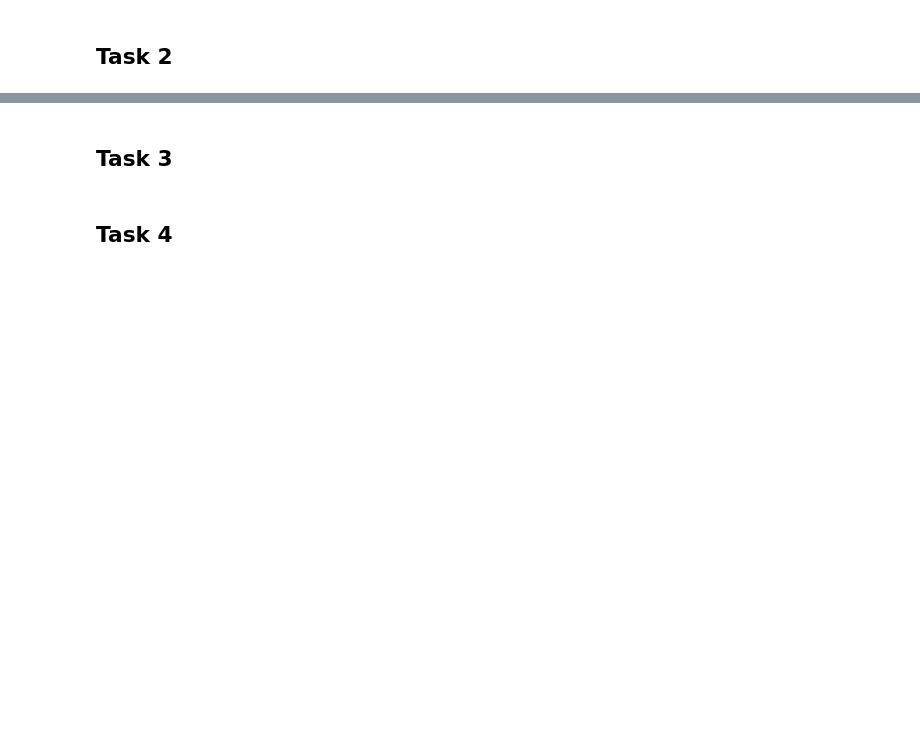
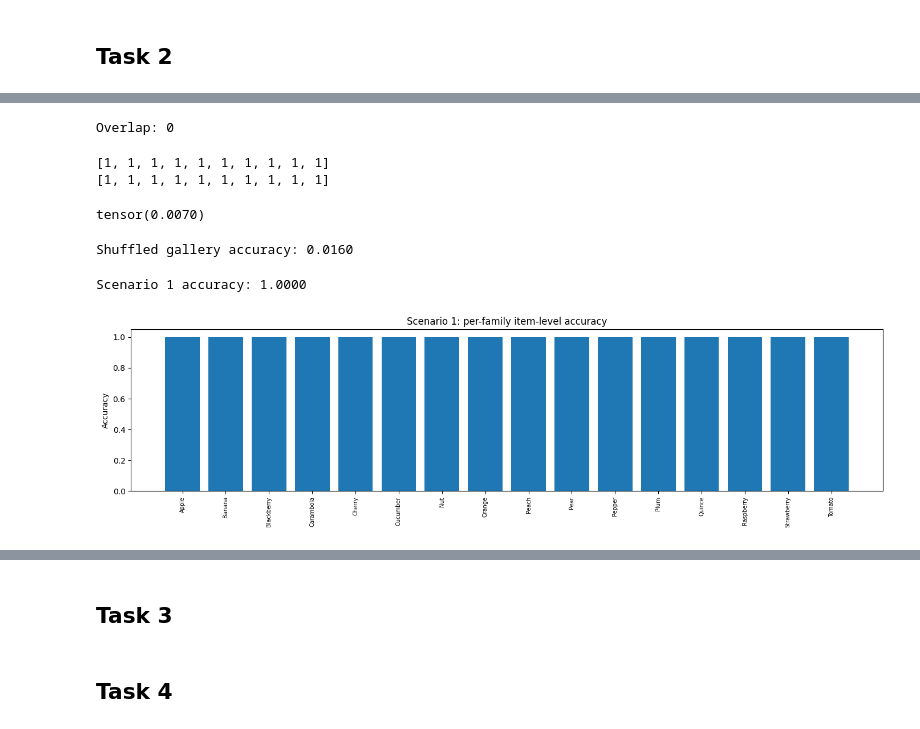
Before and after one commit to Annes2/deepLearning, a Jupyter notebook: ass1_skeleton.ipynb, the cells around one changed output, grey strips where cells are left out. Saved outputs shown, nothing was run; the diff lists cells and outputs as text; code cells hidden in the pictures; blank space fills up the shorter version.

```diff
--- a/ass1_skeleton.ipynb
+++ b/ass1_skeleton.ipynb
@@ -397,3 +418,20 @@ support_all_data_family = GardenDataset(subset="train", transform=transform, fam
 test_new_data_family = GardenDataset(subset="test", transform=transform, family_subset="new",class_level="family")
 
 # your code here
+# %%
+model_t2 = EmbeddingCNN(embed_dim=128).to(device)
+optimizer_t2 = torch.optim.Adam(model_t2.parameters(), lr=1e-3)
+criterion_t2 = nn.TripletMarginLoss(margin=0.5, swap=True)
+loader_t2 = DataLoader(TripletDataset(train_data), batch_size=32, shuffle=True)
+
+for epoch in range(5):
+    model_t2.train()
+    total_loss = 0
+    for a, p, n in loader_t2:
+        a, p, n = a.to(device), p.to(device), n.to(device)
+        loss = criterion_t2(model_t2(a), model_t2(p), model_t2(n))
+        optimizer_t2.zero_grad()
+        loss.backward()
+        optimizer_t2.step()
+        total_loss += loss.item()
+    print(f"Epoch {epoch+1:2d} | loss: {total_loss/len(loader_t2):.4f}")
@@ -399,0 +444,49 @@ test_new_data_family = GardenDataset(subset="test", transform=transform, family_
+# %%
+train_paths = set(str(p) for p in train_data.image_paths)
+test_paths  = set(str(p) for p in test_data.image_paths)
+print("Overlap:", len(train_paths & test_paths))
+# %% [output]
+Overlap: 0
+# %%
+print(train_labels_s1[:10])
+print(test_labels_s1[:10])
+# %% [output]
+[1, 1, 1, 1, 1, 1, 1, 1, 1, 1]
+[1, 1, 1, 1, 1, 1, 1, 1, 1, 1]
+# %%
+print(train_embs_s1.var(dim=0).mean())  # should be clearly > 0
+# %% [output]
+tensor(0.0070)
+# %%
+shuffled_labels = train_labels_s1.copy()
+random.shuffle(shuffled_labels)
+acc_shuffled = nn_accuracy(test_embs_s1, test_labels_s1, train_embs_s1, shuffled_labels)
+print(f"Shuffled gallery accuracy: {acc_shuffled:.4f}")  # should be ~1/69 ≈ 0.014
+# %% [output]
+Shuffled gallery accuracy: 0.0160
+# %%
+train_embs_s1, train_labels_s1 = get_embeddings(model_t2, train_data)
+test_embs_s1,  test_labels_s1  = get_embeddings(model_t2, test_data)
+acc_s1 = nn_accuracy(test_embs_s1, test_labels_s1, train_embs_s1, train_labels_s1)
+print(f"Scenario 1 accuracy: {acc_s1:.4f}")
+
+label_to_fam = {train_data.item_to_idx[it]: train_data.item_to_family[it] for it in train_data.items}
+preds_s1 = [train_labels_s1[i] for i in torch.cdist(test_embs_s1, train_embs_s1).argmin(dim=1).tolist()]
+
+fam_correct, fam_total = defaultdict(int), defaultdict(int)
+for pred, true in zip(preds_s1, test_labels_s1):
+    fam = label_to_fam[true]
+    fam_correct[fam] += int(pred == true)
+    fam_total[fam] += 1
+
+fams = sorted(fam_total)
+plt.figure(figsize=(14, 4))
+plt.bar(range(len(fams)), [fam_correct[f] / fam_total[f] for f in fams])
+plt.xticks(range(len(fams)), fams, rotation=90, fontsize=7)
+plt.ylabel("Accuracy")
+plt.title("Scenario 1: per-family item-level accuracy")
+plt.tight_layout()
+plt.show()
+# %% [output]
+Scenario 1 accuracy: 1.0000
+[figure, added]
```
Also changed, not shown: parts of 12 cells of this notebook.
